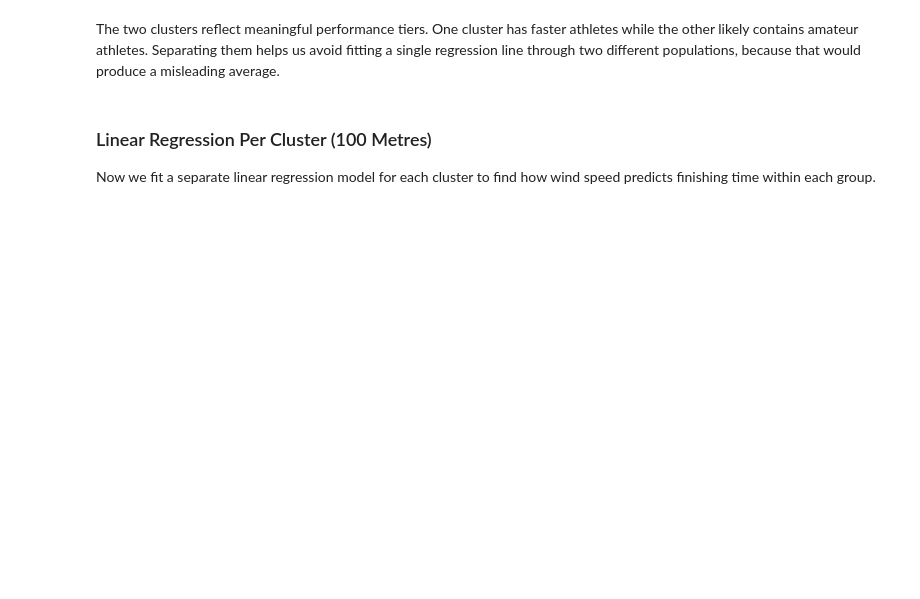
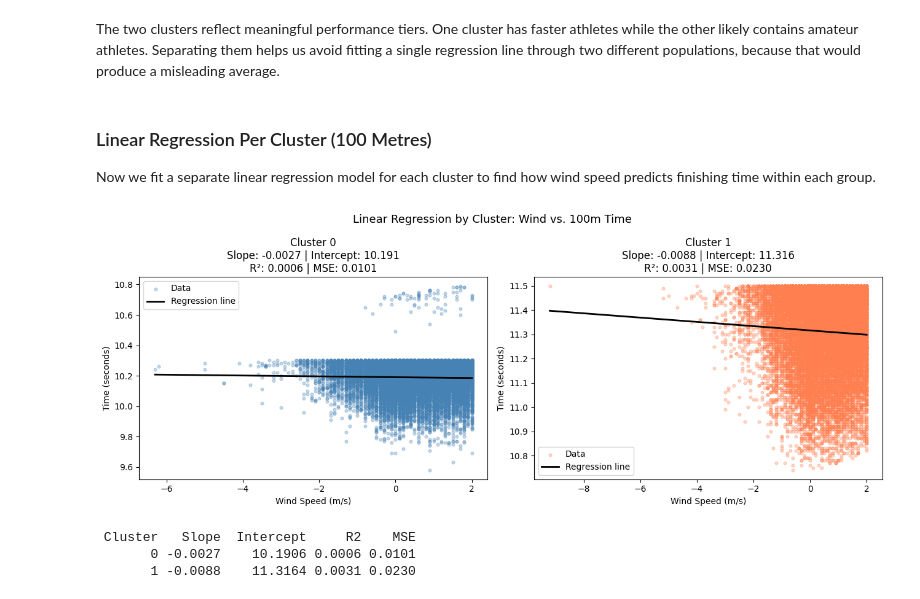
Before and after one commit to abarnes05/DS-final-project, a Jupyter notebook: Final Project.ipynb, the cells around one changed output. Drawn from its saved outputs; the diff is of its cells as text; code cells hidden in the pictures; blank space fills up the shorter version.

```diff
--- a/Final Project.ipynb
+++ b/Final Project.ipynb
@@ -295,36 +325,37 @@ Now we fit a separate linear regression model for each cluster to find how wind
 fig, axes = plt.subplots(1, 2, figsize=(13, 5))
 
 cluster_labels = {0: "Cluster 0", 1: "Cluster 1"}
 colors = {0: "steelblue", 1: "coral"}
 
 for cluster_id in [0, 1]:
     subset = kmeans_df[kmeans_df["Cluster"] == cluster_id].copy()
     X = subset[["Wind"]]
     y = subset["Mark"]
 
     model = LinearRegression()
     model.fit(X, y)
     y_pred = model.predict(X)
 
     mse = mean_squared_error(y, y_pred)
     r2 = r2_score(y, y_pred)
 
     ax = axes[cluster_id]
     ax.scatter(subset["Wind"], subset["Mark"], alpha=0.3, s=12, color=colors[cluster_id], label="Data")
 
-    wind_range = np.linspace(subset["Wind"].min(), subset["Wind"].max(), 200).reshape(-1, 1)
+    wind_range = pd.DataFrame(np.linspace(subset["Wind"].min(), subset["Wind"].max(), 200), columns=["Wind"])
     ax.plot(wind_range, model.predict(wind_range), color="black", linewidth=2, label="Regression line")
 
     ax.set_title(f'{cluster_labels[cluster_id]}\nSlope: {model.coef_[0]:.4f} | Intercept: {model.intercept_:.3f}\nR²: {r2:.4f} | MSE: {mse:.4f}')
     ax.set_xlabel("Wind Speed (m/s)")
     ax.set_ylabel("Time (seconds)")
     ax.legend()
 
 plt.suptitle("Linear Regression by Cluster: Wind vs. 100m Time", fontsize=13)
 plt.tight_layout()
 plt.show()
+# %% [output]
+[figure, added]
 # %%
-# Print a clean summary table of both models
 results = []
 for cluster_id in [0, 1]:
     subset = kmeans_df[kmeans_df["Cluster"] == cluster_id].copy()
@@ -343,3 +374,7 @@ for cluster_id in [0, 1]:
 
 import pandas as pd
 print(pd.DataFrame(results).to_string(index=False))
+# %% [output]
+ Cluster   Slope  Intercept     R2    MSE
+       0 -0.0027    10.1906 0.0006 0.0101
+       1 -0.0088    11.3164 0.0031 0.0230
```
Also changed, not shown: parts of 6 cells of this notebook.
